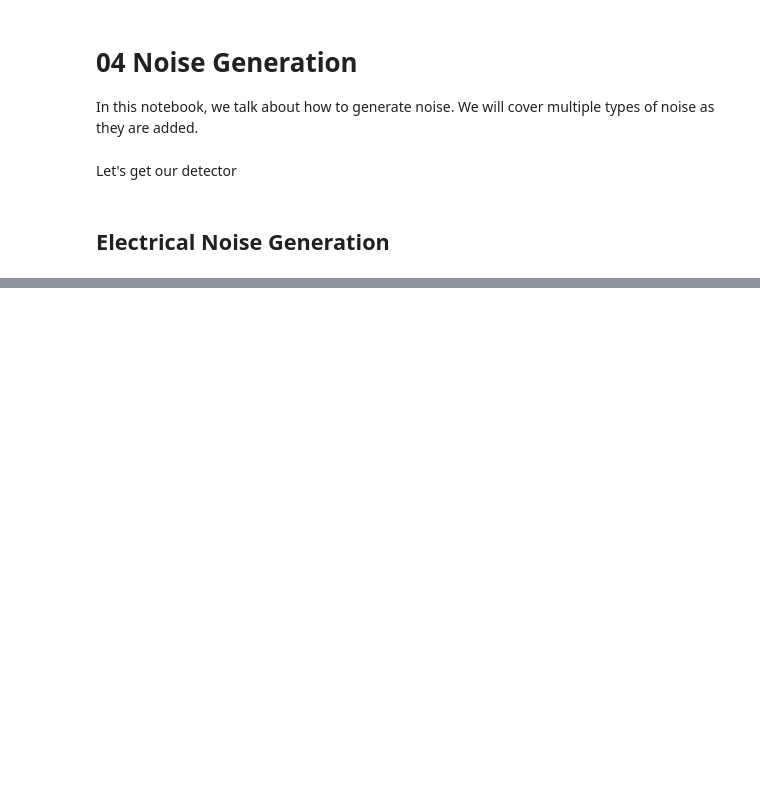
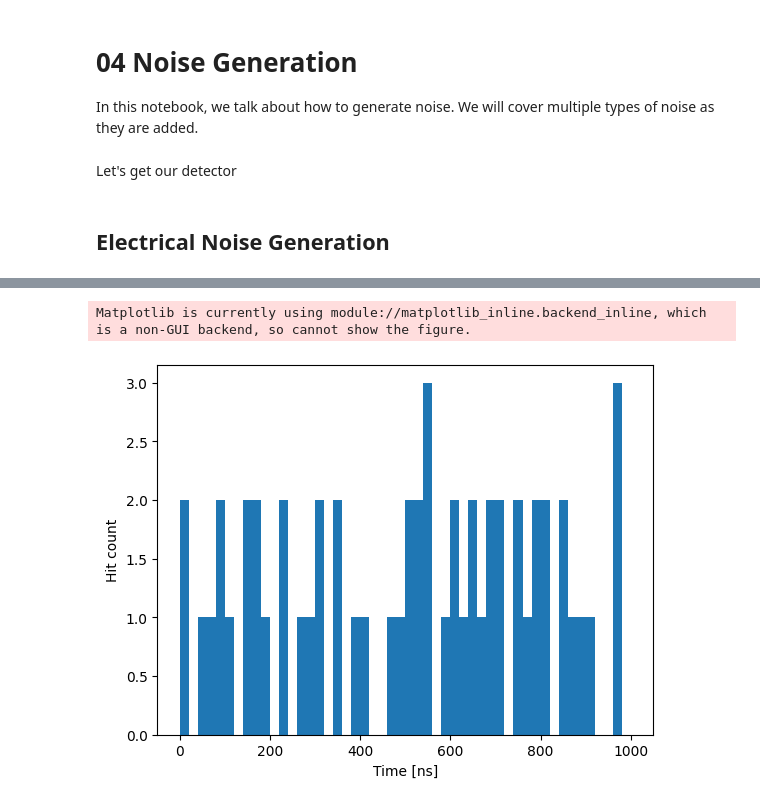
Before and after one commit to pone-software/olympus, a Jupyter notebook: examples/04_noise_generation.ipynb, the cells around one changed output, grey strips where cells are left out. Cells and saved outputs as stored; diff of their text form; code cells hidden in the pictures; blank space fills up the shorter version.

Commit message:
added graphing to notebooks

```diff
--- a/examples/04_noise_generation.ipynb
+++ b/examples/04_noise_generation.ipynb
@@ -36,10 +37,7 @@ dataset_configuration = DatasetConfiguration(
             number_of_samples=2000
         ),
     ],
-    data_path='../../data/new/electrical_noise_2000'
+    storage=HDF5StorageConfiguration(data_path='data/electrical_noise.h5', read_only=False)
 )
 
-mock_collection = generate(dataset_configuration)
-
-records = mock_collection.get_records()
-records.df.head()
+electrical_collection = generate(dataset_configuration)
@@ -45,0 +69,41 @@ records.df.head()
+# %%
+import plotly.express as px
+import pandas as pd
+import numpy as np
+import matplotlib.pyplot as plt
+def draw_bars(dataframe):
+    counts, bins = np.histogram(dataframe['time'],bins=50, range=(0,1000))
+    fig, ax = plt.subplots()
+    ax.stairs(counts, bins, fill=True)
+    ax.set_xlabel('Time [ns]')
+    ax.set_ylabel('Hit count')
+    return fig
+
+def draw_histogram(dataframe, colorbar_step=4):
+    grouped_dataframe = dataframe.groupby(['string_id', 'module_id', 'pmt_id']).agg(list)[['time']]
+    for row in detector.indices.itertuples():
+        current_index_tuple = (row.string_id, row.module_id, row.pmt_id)
+        try:
+            grouped_dataframe.loc[current_index_tuple]
+        except:
+            grouped_dataframe.at[current_index_tuple, :] = [-1]
+
+    grouped_dataframe = grouped_dataframe.sort_index()
+
+    histrograms = grouped_dataframe['time'].map(lambda x: np.histogram(x, bins=50, range=(0,1000))[0] if x != -1 else np.zeros(50)).reset_index()['time']
+    stacked_histograms = np.stack(histrograms)
+    print(np.max(stacked_histograms))
+    fig, ax = plt.subplots()
+    c = ax.pcolormesh(stacked_histograms)
+    ax.set_xticklabels(np.arange(6)*200)
+    ax.set_xlabel('Time [ns]')
+    ax.set_ylabel('PMT Number')
+    fig.colorbar(c, ax=ax, ticks=range(0,int(np.ceil(np.max(stacked_histograms))),colorbar_step), label='Hit count')
+    return fig
+# %%
+fig = draw_bars(first_record_hits.df)
+fig.savefig('data/electrical_first_record_hist.png', dpi=300)
+fig.show()
+# %% [output]
+Matplotlib is currently using module://matplotlib_inline.backend_inline, which is a non-GUI backend, so cannot show the figure.
+[figure, added]
```
Also changed, not shown: parts of 17 cells of this notebook, 3 other files.
